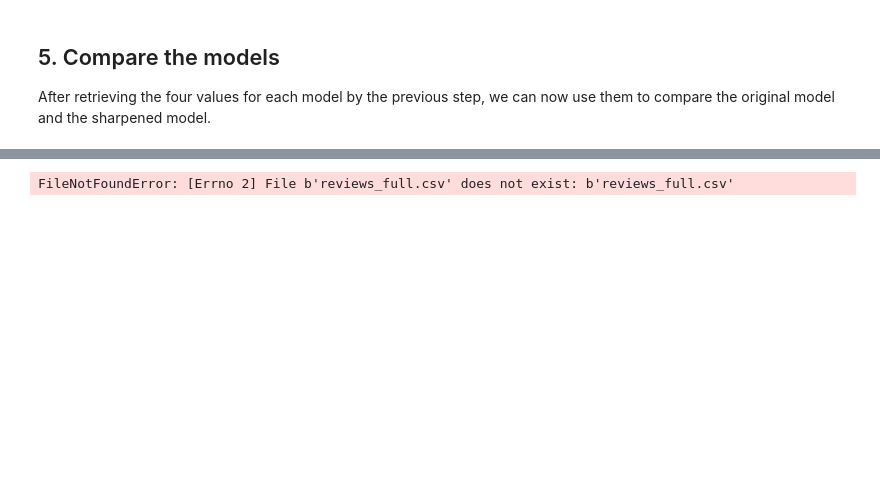
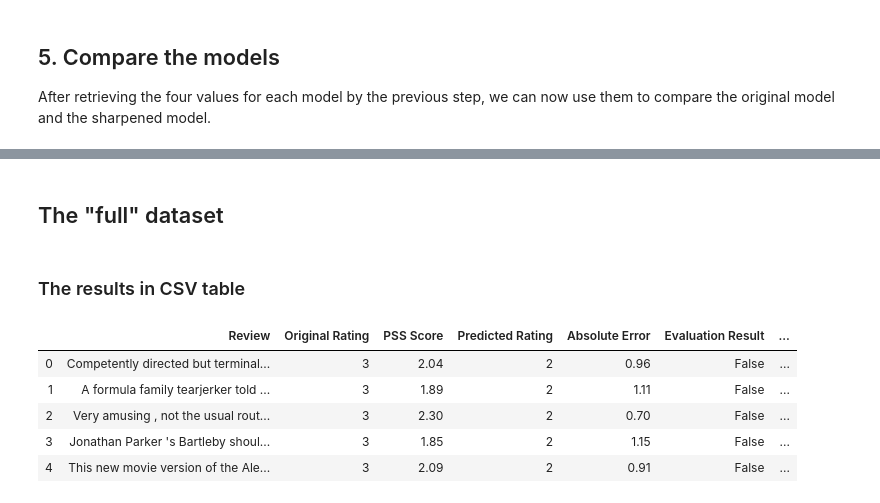
Before and after one commit to diegoarmaca/SentimentScore, a Jupyter notebook: Sentiment_Explore.ipynb, the cells around one changed output, grey strips where cells are left out. Cells and saved outputs as stored; diff of their text form; code cells hidden in the pictures; blank space fills up the shorter version.

Commit message:
Analysis of the dataset results

```diff
--- a/Sentiment_Explore.ipynb
+++ b/Sentiment_Explore.ipynb
@@ -239,5 +254,14 @@ Before the analysis, we need to import our result datasets
+# %% [markdown]
+## The "full" dataset
+# %% [markdown]
+### The results in CSV table
 # %%
-evaluated_reviews_full = pd.read_csv('reviews_full.csv', header=3)
+evaluated_reviews_full = pd.read_csv('reviews_full.csv', header=2)
 evaluated_reviews_full.head()
 # %% [output]
-FileNotFoundError: [Errno 2] File b'reviews_full.csv' does not exist: b'reviews_full.csv'
+|  | Review | Original Rating | PSS Score | Predicted Rating | Absolute Error | Evaluation Result | ... |
+| 0 | Competently directed but terminal... | 3 | 2.04 | 2 | 0.96 | False | ... |
+| 1 | A formula family tearjerker told ... | 3 | 1.89 | 2 | 1.11 | False | ... |
+| 2 | Very amusing , not the usual rout... | 3 | 2.30 | 2 | 0.70 | False | ... |
+| 3 | Jonathan Parker 's Bartleby shoul... | 3 | 1.85 | 2 | 1.15 | False | ... |
+| 4 | This new movie version of the Ale... | 3 | 2.09 | 2 | 0.91 | False | ... |
```
Also changed, not shown: parts of 33 cells of this notebook.
